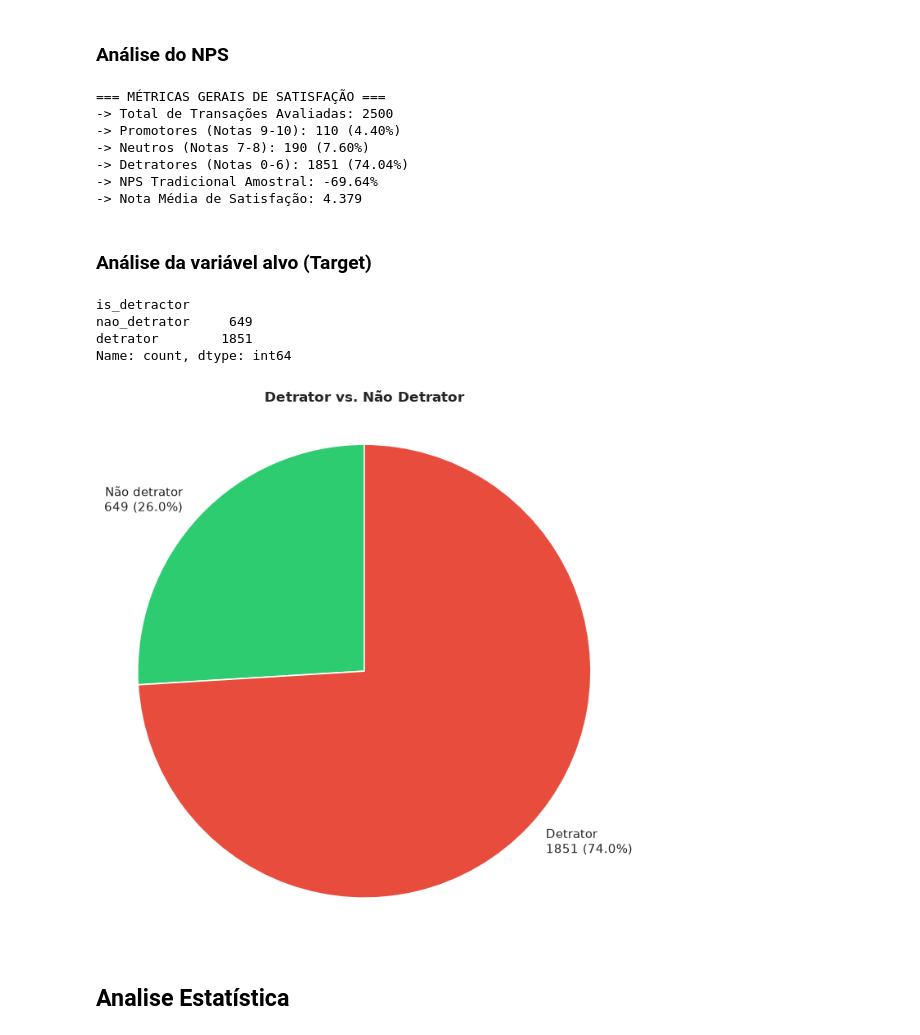
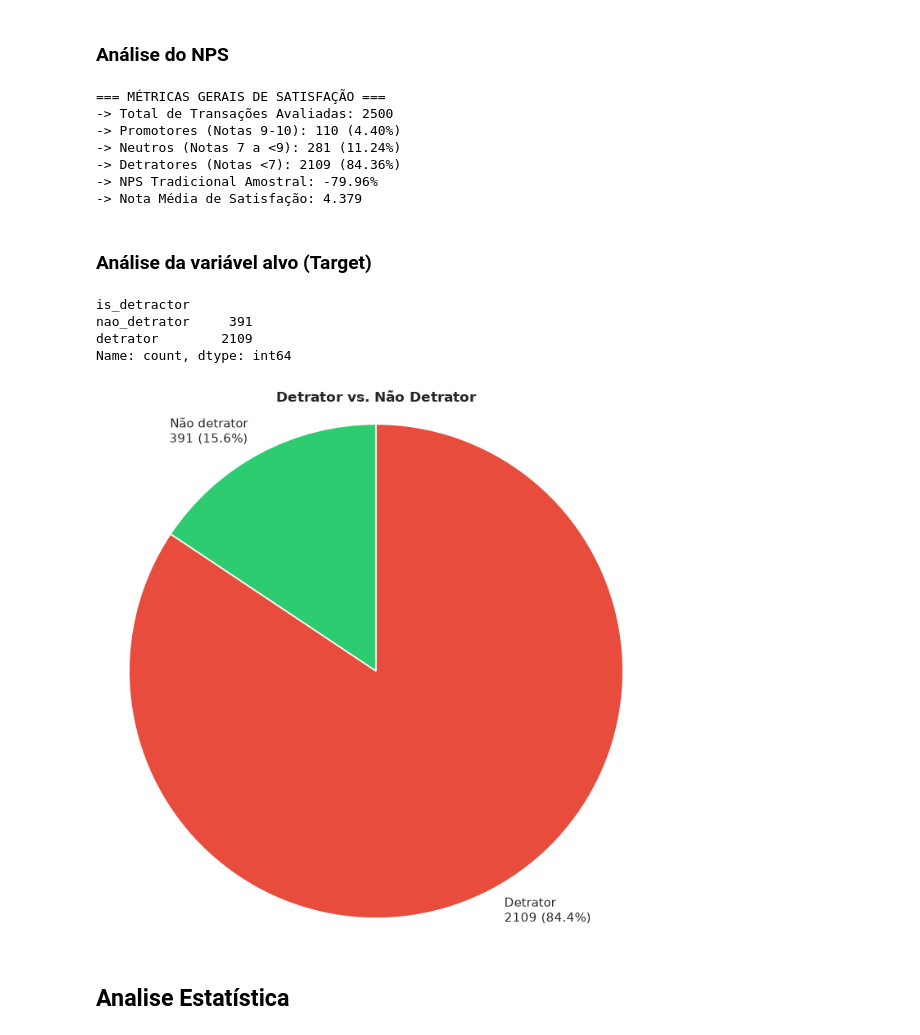
Before and after one commit to dev-roliveirajr/TECH_CHALLENGE_ECOMMERCE, a Jupyter notebook: notebooks/aed_nps.ipynb, the cells around one changed output. Cells and saved outputs as stored; diff of their text form; code cells hidden in the pictures.

Commit message:
revisão no projeto devido o campo nps_score conter valores decimais

```diff
--- a/notebooks/aed_nps.ipynb
+++ b/notebooks/aed_nps.ipynb
@@ -227,8 +227,8 @@ complaints_count:
 # Analise do NPS (nps_score)
 total_customers = len(df)
 promoters = df[df['nps_score'] >= 9].shape[0]
-neutrals = df[(df['nps_score'] >= 7) & (df['nps_score'] <= 8)].shape[0]
-detractors = df[df['nps_score'] <= 6].shape[0]
+neutrals = df[(df['nps_score'] >= 7) & (df['nps_score'] < 9)].shape[0]
+detractors = df[df['nps_score'] < 7].shape[0]
 
 pct_promoters = promoters / total_customers * 100
 pct_neutrals = neutrals / total_customers * 100
@@ -239,57 +239,57 @@ mean_sat = df['nps_score'].mean()
 print("=== MÉTRICAS GERAIS DE SATISFAÇÃO ===")
 print(f"-> Total de Transações Avaliadas: {total_customers}")
 print(f"-> Promotores (Notas 9-10): {promoters} ({pct_promoters:.2f}%)")
-print(f"-> Neutros (Notas 7-8): {neutrals} ({pct_neutrals:.2f}%)")
-print(f"-> Detratores (Notas 0-6): {detractors} ({pct_detractors:.2f}%)")
+print(f"-> Neutros (Notas 7 a <9): {neutrals} ({pct_neutrals:.2f}%)")
+print(f"-> Detratores (Notas <7): {detractors} ({pct_detractors:.2f}%)")
 print(f"-> NPS Tradicional Amostral: {nps_value:.2f}%")
 print(f"-> Nota Média de Satisfação: {mean_sat:.3f}")
 # %% [output]
 === MÉTRICAS GERAIS DE SATISFAÇÃO ===
 -> Total de Transações Avaliadas: 2500
 -> Promotores (Notas 9-10): 110 (4.40%)
--> Neutros (Notas 7-8): 190 (7.60%)
--> Detratores (Notas 0-6): 1851 (74.04%)
--> NPS Tradicional Amostral: -69.64%
+-> Neutros (Notas 7 a <9): 281 (11.24%)
+-> Detratores (Notas <7): 2109 (84.36%)
+-> NPS Tradicional Amostral: -79.96%
 -> Nota Média de Satisfação: 4.379
 # %% [markdown]
 ### Análise da variável alvo (Target)
 # %%
 # Agrupar o NPS entre Detratores e não Detratores
-df["is_detractor"] = (df["nps_score"] <= 6).astype(int)
+df["is_detractor"] = (df["nps_score"] < 7).astype(int)
 
 contagem = df["is_detractor"].value_counts().reindex([0, 1]).fillna(0)
 contagem = contagem.rename(index={1: "detrator", 0: "nao_detrator"})
 
 print(contagem)
 
 # Gráfico de pizza com quantidade e percentual de cada classe
 labels = ["Não detrator", "Detrator"]
 values = [int(contagem.get("nao_detrator", 0)), int(contagem.get("detrator", 0))]
 total = sum(values)
 percents = [v / total * 100 if total else 0 for v in values]
 
 pie_labels = [f"{label}\n{value} ({pct:.1f}%)" for label, value, pct in zip(labels, values, percents)]
 
 fig, ax = plt.subplots(figsize=(7, 7))
 ax.pie(
     values,
     labels=pie_labels,
     startangle=90,
     counterclock=True,
     autopct=None,
     wedgeprops={"edgecolor": "white", "linewidth": 1.2},
     colors=["#2ecc71", "#e74c3c"],
 )
 ax.set_title("Detrator vs. Não Detrator", fontweight="bold")
 ax.axis("equal")
 plt.tight_layout()
 plt.show()
 # %% [output]
 is_detractor
-nao_detrator     649
-detrator        1851
+nao_detrator     391
+detrator        2109
 Name: count, dtype: int64
-[figure, old version]
+[figure, new version]
 # %% [markdown]
 ## Analise Estatística
 # %% [markdown]
```
Also changed, not shown: parts of 10 cells of this notebook, 30 other files.
